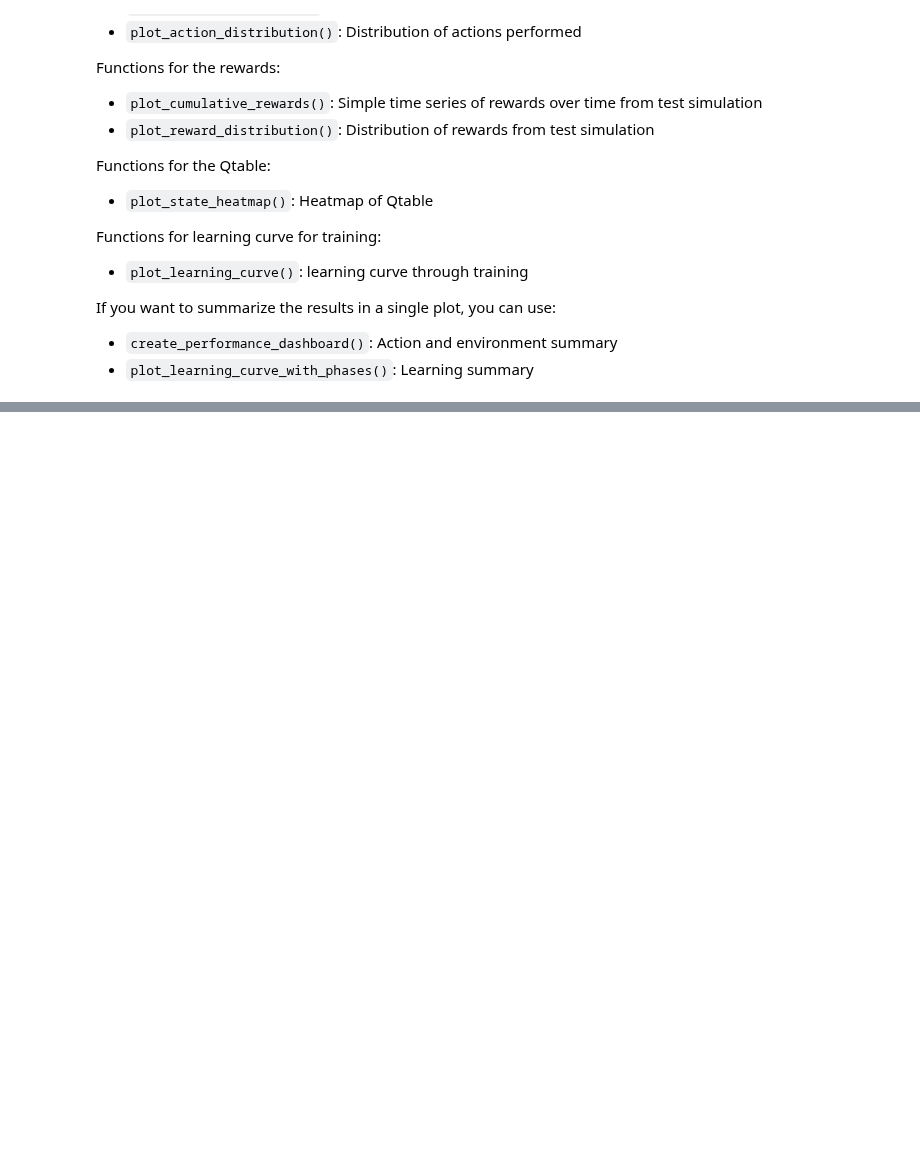
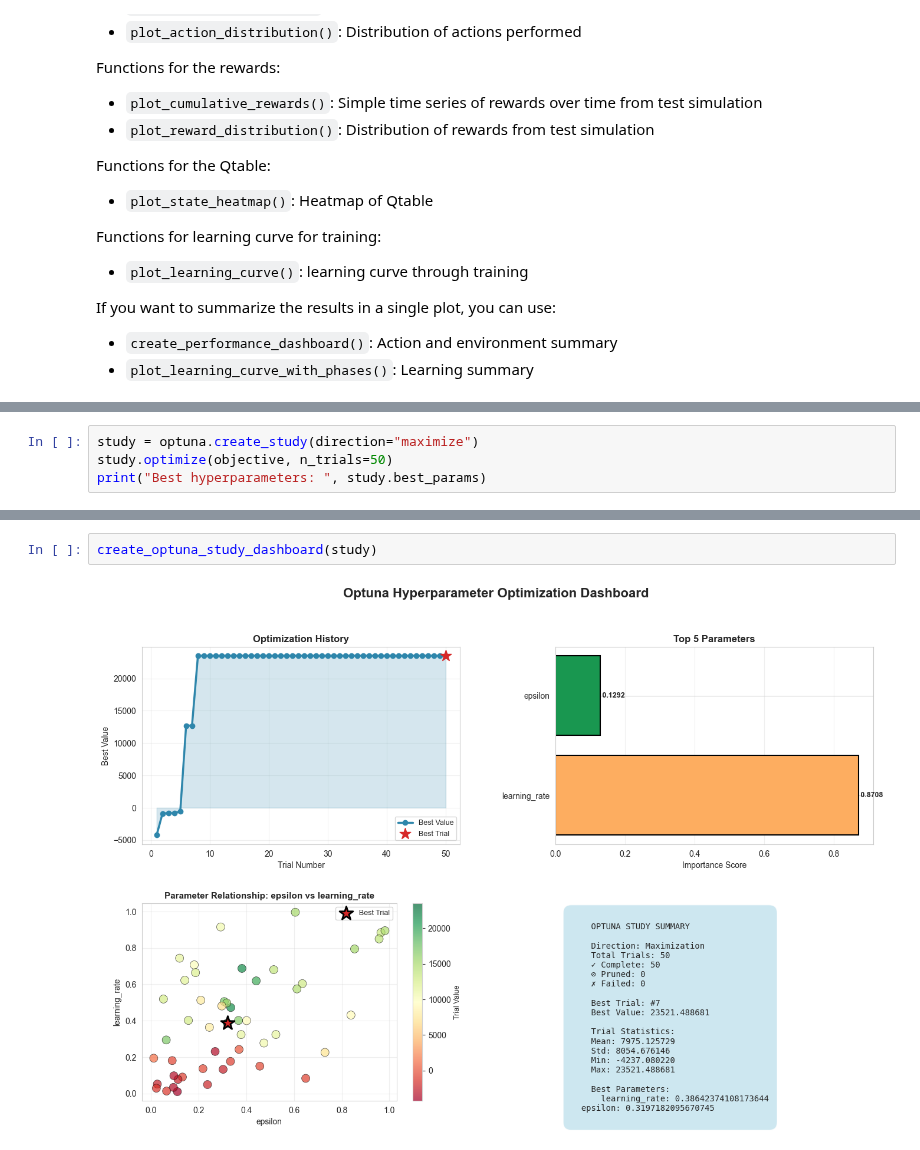
Before and after one commit to HLBurger/project-RL-hydrodam, a Jupyter notebook: notebooks/Qllearning.ipynb, the cells around one changed output, grey strips where cells are left out. Cells and saved outputs as stored; diff of their text form; blank space fills up the shorter version.

```diff
--- a/notebooks/Qllearning.ipynb
+++ b/notebooks/Qllearning.ipynb
@@ -378,0 +297,4 @@ for i in range(agent.discrete_action_space):
+# %%
+study = optuna.create_study(direction="maximize")
+study.optimize(objective, n_trials=50)
+print("Best hyperparameters: ", study.best_params)
@@ -378,0 +390,4 @@ for i in range(agent.discrete_action_space):
+# %%
+create_optuna_study_dashboard(study)
+# %% [output]
+[figure, added]
```
Also changed, not shown: parts of 41 cells of this notebook, 1 other file.
